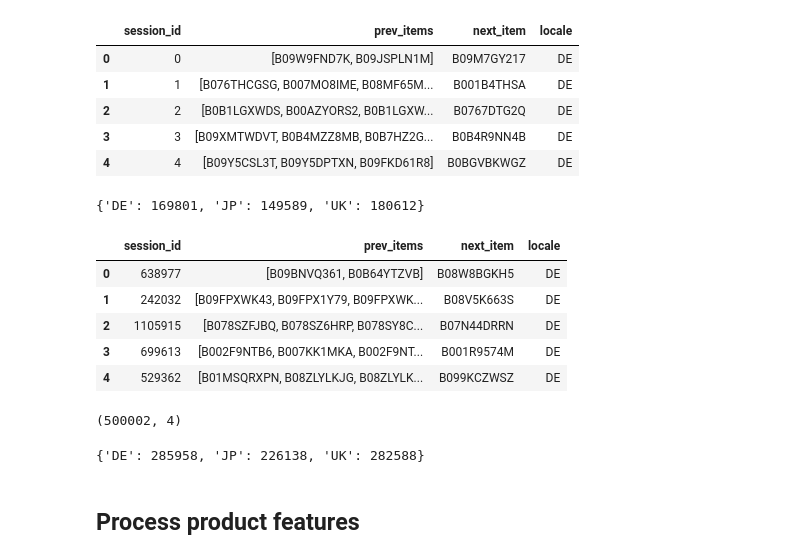
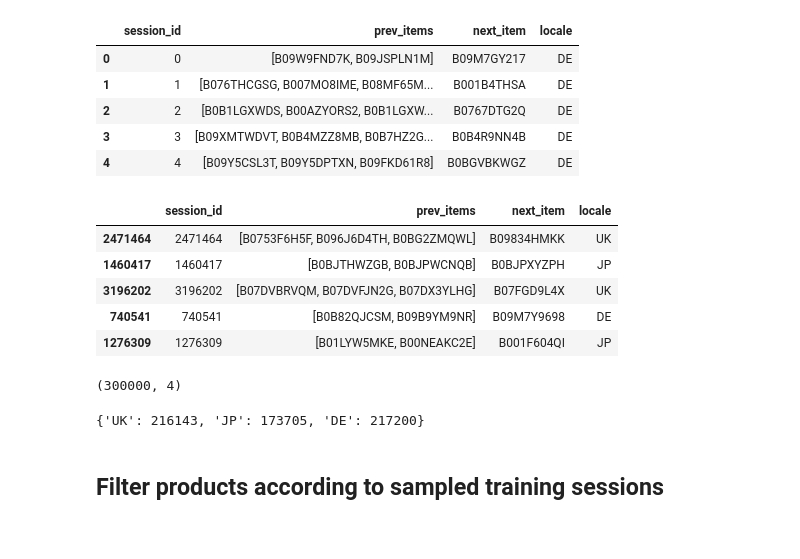
Before and after one commit to kftam1994/SR-GNN, a Jupyter notebook: Sample and Process Amazon M2 and then Generate sentence embedding.ipynb, the cells around one changed output. Saved outputs shown, nothing was run; the diff lists cells and outputs as text; code cells hidden in the pictures.

```diff
--- a/Sample and Process Amazon M2 and then Generate sentence embedding.ipynb
+++ b/Sample and Process Amazon M2 and then Generate sentence embedding.ipynb
@@ -16,7 +29,7 @@ cuda
 # %% [markdown]
 ## Sample sessions data
 # %%
-max_limit_num_rows = 500000
+max_limit_num_rows = 300000
 # %%
 training_sessions = pd.read_csv('./sessions_train.csv')
 print(training_sessions['locale'].unique())
@@ -39,24 +52,23 @@ freq                            191          90  1182181
 | 3 | 3 | [B09XMTWDVT, B0B4MZZ8MB, B0B7HZ2G... | B0B4R9NN4B | DE |
 | 4 | 4 | [B09Y5CSL3T, B09Y5DPTXN, B09FKD61R8] | B0BGVBKWGZ | DE |
 # %%
-target_num_rows_each_group = np.ceil((training_sessions.groupby('locale').count()['session_id']/training_sessions.shape[0])*max_limit_num_rows).astype(int).to_dict()
-target_num_rows_each_group
+# target_num_rows_each_group = np.ceil((training_sessions.groupby('locale').count()['session_id']/training_sessions.shape[0])*max_limit_num_rows).astype(int).to_dict()
+# target_num_rows_each_group
-# %% [output]
-{'DE': 169801, 'JP': 149589, 'UK': 180612}
 # %%
-sample_training_sessions = training_sessions.groupby('locale').apply(lambda group: group.sample(target_num_rows_each_group[group.name], random_state=42)).reset_index(drop = True)
+sample_training_sessions = training_sessions.sample(n=max_limit_num_rows,random_state=seed)
+# sample_training_sessions = training_sessions.groupby('locale').apply(lambda group: group.sample(target_num_rows_each_group[group.name], random_state=42)).reset_index(drop = True)
 sample_training_sessions.head()
 # %% [output]
 |  | session_id | prev_items | next_item | locale |
-| 0 | 638977 | [B09BNVQ361, B0B64YTZVB] | B08W8BGKH5 | DE |
-| 1 | 242032 | [B09FPXWK43, B09FPX1Y79, B09FPXWK... | B08V5K663S | DE |
-| 2 | 1105915 | [B078SZFJBQ, B078SZ6HRP, B078SY8C... | B07N44DRRN | DE |
-| 3 | 699613 | [B002F9NTB6, B007KK1MKA, B002F9NT... | B001R9574M | DE |
-| 4 | 529362 | [B01MSQRXPN, B08ZLYLKJG, B08ZLYLK... | B099KCZWSZ | DE |
+| 2471464 | 2471464 | [B0753F6H5F, B096J6D4TH, B0BG2ZMQWL] | B09834HMKK | UK |
+| 1460417 | 1460417 | [B0BJTHWZGB, B0BJPWCNQB] | B0BJPXYZPH | JP |
+| 3196202 | 3196202 | [B07DVBRVQM, B07DVFJN2G, B07DX3YLHG] | B07FGD9L4X | UK |
+| 740541 | 740541 | [B0B82QJCSM, B09B9YM9NR] | B09M7Y9698 | DE |
+| 1276309 | 1276309 | [B01LYW5MKE, B00NEAKC2E] | B001F604QI | JP |
 # %%
 sample_training_sessions.shape
 # %% [output]
-(500002, 4)
+(300000, 4)
 # %%
 sample_filtered_products_per_locale = {}
 for locale in sample_training_sessions['locale'].unique():
@@ -64,9 +76,9 @@ for locale in sample_training_sessions['locale'].unique():
                                                       sample_training_sessions[sample_training_sessions['locale']==locale]['next_item'].tolist())
 print({k:len(v) for k,v in sample_filtered_products_per_locale.items()})
 # %% [output]
-{'DE': 285958, 'JP': 226138, 'UK': 282588}
+{'UK': 216143, 'JP': 173705, 'DE': 217200}
-# %% [markdown]
-## Process product features
+# %% [markdown]
+## Filter products according to sampled training sessions
 # %%
 products = pd.read_csv('./products_train.csv')
 print(f"number of unique product id: {len(products['id'].unique())}")
```
Also changed, not shown: parts of 48 cells of this notebook.
